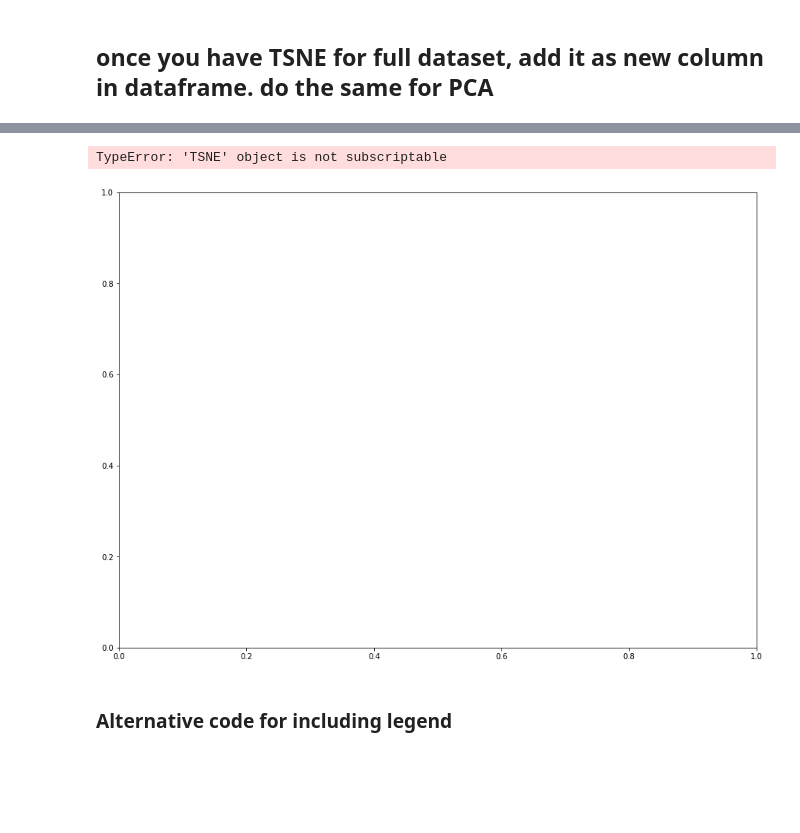
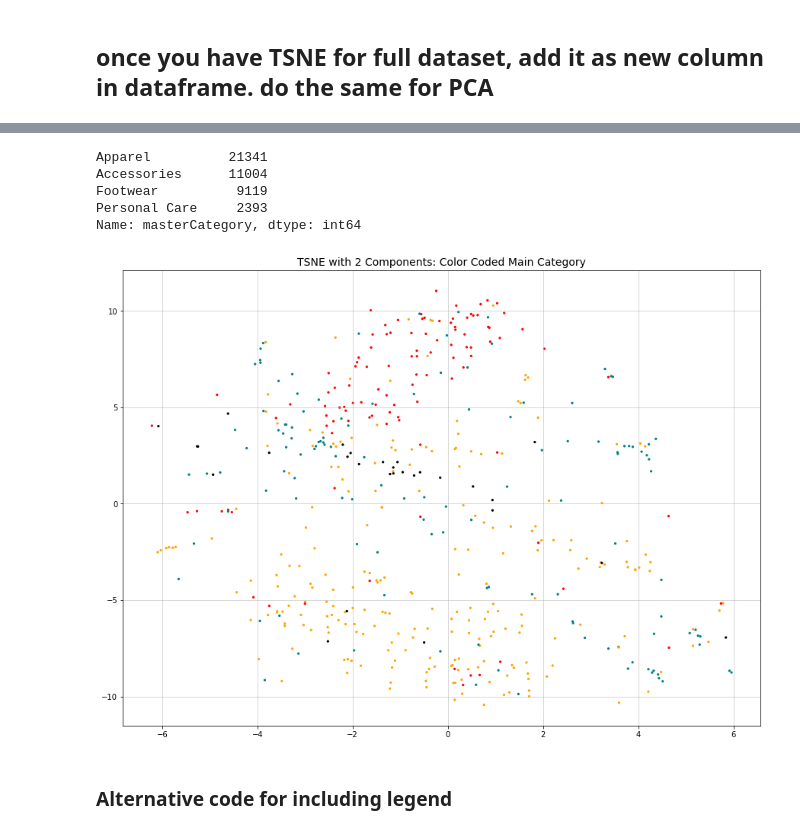
Before and after one commit to kellystroh/Inventory-Image-Classification, a Jupyter notebook: TSNE.ipynb, the cells around one changed output, grey strips where cells are left out. Saved outputs shown, nothing was run; the diff lists cells and outputs as text; code cells hidden in the pictures; blank space fills up the shorter version.

```diff
--- a/TSNE.ipynb
+++ b/TSNE.ipynb
@@ -28,6 +18,6 @@ bw_img = loaded['b']
 # not needed when all data on same scale, but good practice
 bw_img = bw_img/255
 # %%
-tsne2 = TSNE(n_components=2, n_iter=1000, perplexity=100)
+tsne2 = TSNE(n_components=2, n_iter=1000, perplexity=100, verbose=1)
 # %%
 XX = tsne2.fit_transform(bw_img[0:500])
@@ -36,5 +32,5 @@ XX = tsne2.fit_transform(bw_img[0:500])
 # %%
-colors = {'Apparel':'orange','Accessories':'teal','Footwear':'red', 'Personal Care':'grey'}
+colors = {'Apparel':'orange','Accessories':'teal','Footwear':'red', 'Personal Care':'black'}
 df['color'] = df.loc[:,'masterCategory'].apply(lambda x: colors[x])
 df['color']
 # %% [output]
@@ -42,12 +54,19 @@ KeyError: 'Free Items'
+# %%
+df.masterCategory.value_counts()
+# %% [output]
+Apparel          21341
+Accessories      11004
+Footwear          9119
+Personal Care     2393
+Name: masterCategory, dtype: int64
 # %%
 fig, ax = plt.subplots(figsize=(15,11))
-ax.scatter(tsne2[:,0],tsne2[:,1], s=5, label='foo', c= df['color'][0:5000]);
+ax.scatter(XX[:,0],XX[:,1], s=5, c= df['color'][0:500]);
 ax.set_title('TSNE with 2 Components: Color Coded Main Category', fontsize=14)
 ax.grid(which='both', axis='both', linewidth=.5)
-ax.legend(fontsize=12, markerscale=4)
+#ax.legend(fontsize=12, markerscale=4)
 # %% [output]
-TypeError: 'TSNE' object is not subscriptable
-[figure, old version]
+[figure, new version]
 # %% [markdown]
 ### Alternative code for including legend
 # %%
```
Also changed, not shown: parts of 9 cells of this notebook, 1 other file.
